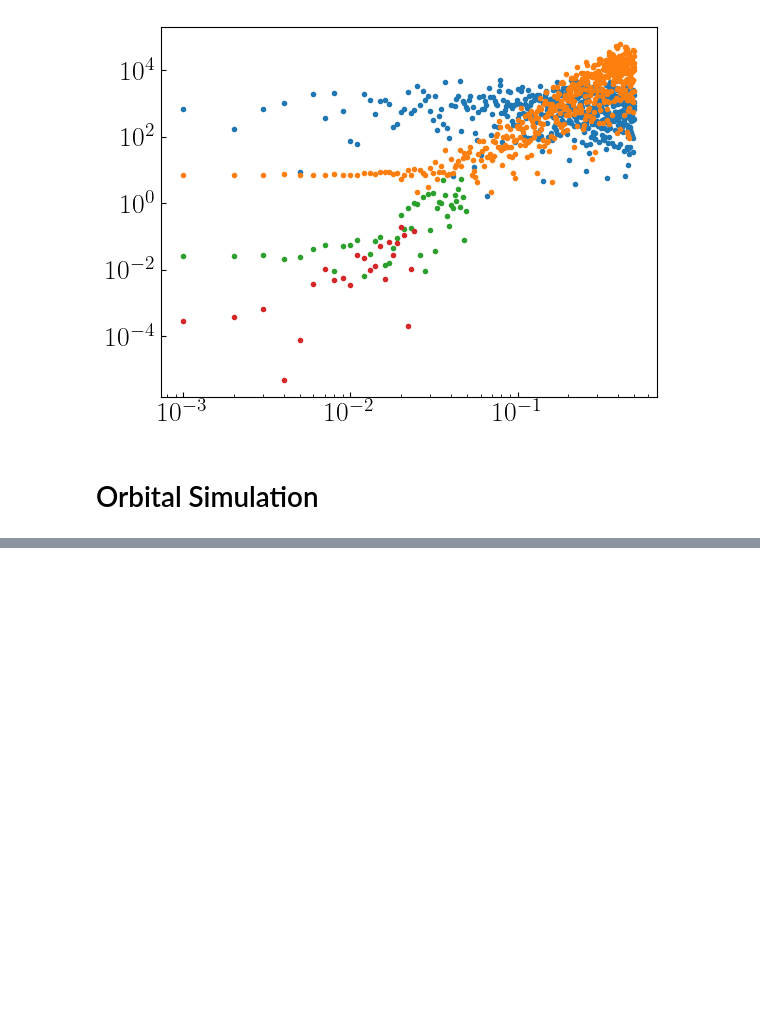
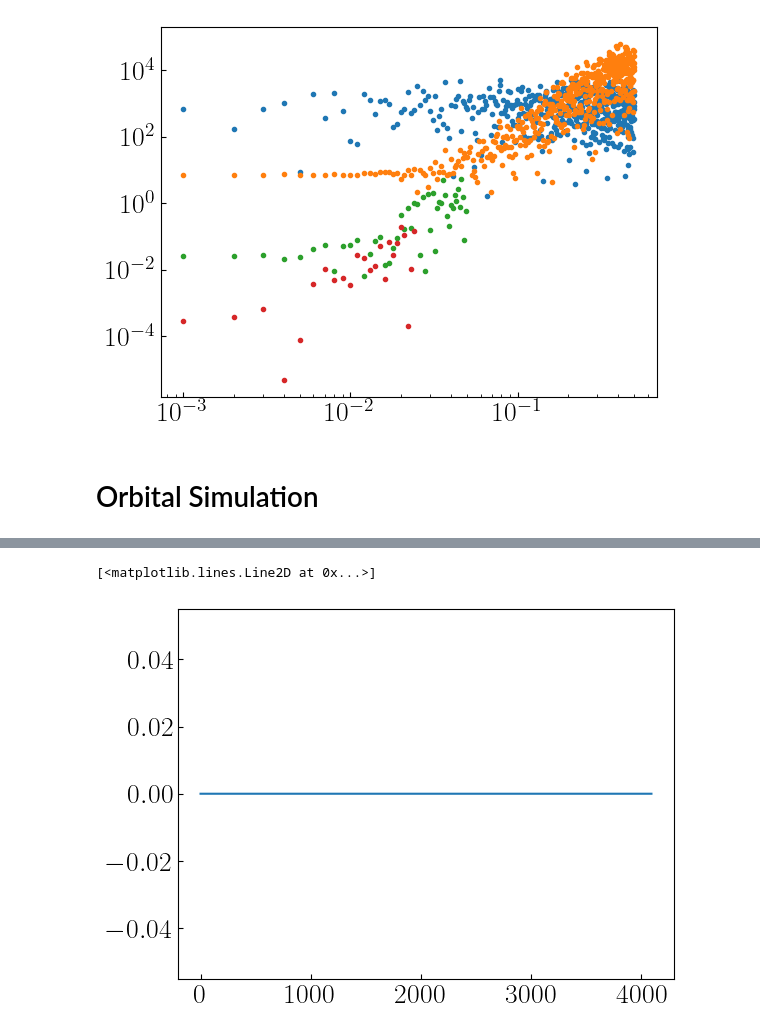
Before and after one commit to hjkim0620/ULDM_HarmonicOscillator, a Jupyter notebook: ULDM_HarmonicOscillator.ipynb, the cells around one changed output, grey strips where cells are left out. Drawn from its saved outputs; the diff is of its cells as text; code cells hidden in the pictures; blank space fills up the shorter version.

Commit message:
bug_found
bug in orbit simulator found..

```diff
--- a/ULDM_HarmonicOscillator.ipynb
+++ b/ULDM_HarmonicOscillator.ipynb
@@ -550,7 +445,7 @@ class ULDM_Orbital(ULDM_Simulator):
 # %%
-test = ULDM_Orbital(L=32, alpha_sigma=1e+2)
-test.add_planet([1,0,0], [0,0,0], circ=True)
-test.add_planet([2,0,0], [0,0,0], circ=True)
-test.set_time(Npt=500)
+test = ULDM_Orbital(L=32)
+test.add_planet(1, circ=True)
+# test.add_planet(2, circ=True)
+test.set_time(Npt=1)
 # %%
 test.solve()
@@ -566 +464,7 @@ delete
+# %%
+plt.plot(np.array(test.planet[0]['acc'])[1:,0]- np.array(test.acc_arr[:])[:,0])
+# plt.plot()
+# %% [output]
+[<matplotlib.lines.Line2D at 0x...>]
+[figure, added]
 # %%
```
Also changed, not shown: parts of 17 cells of this notebook, 2 other files.
